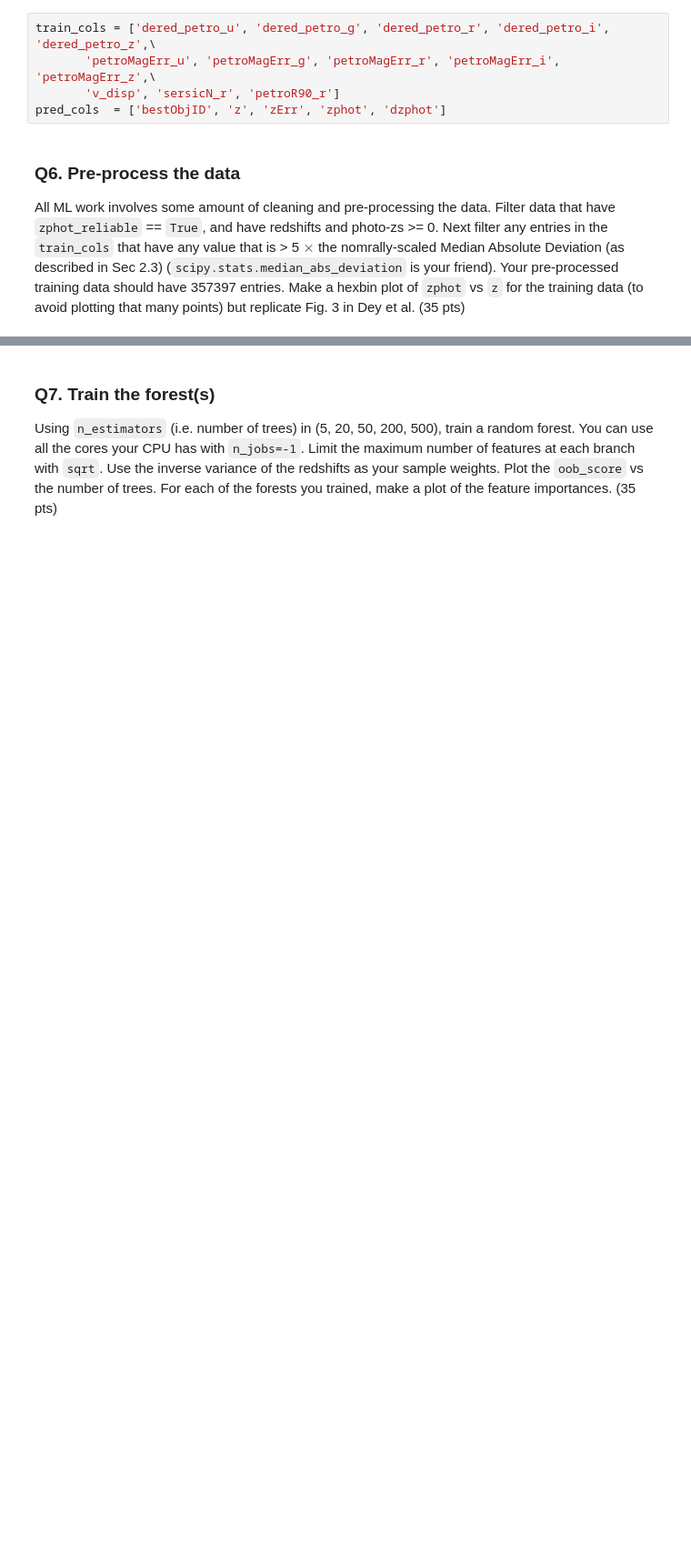
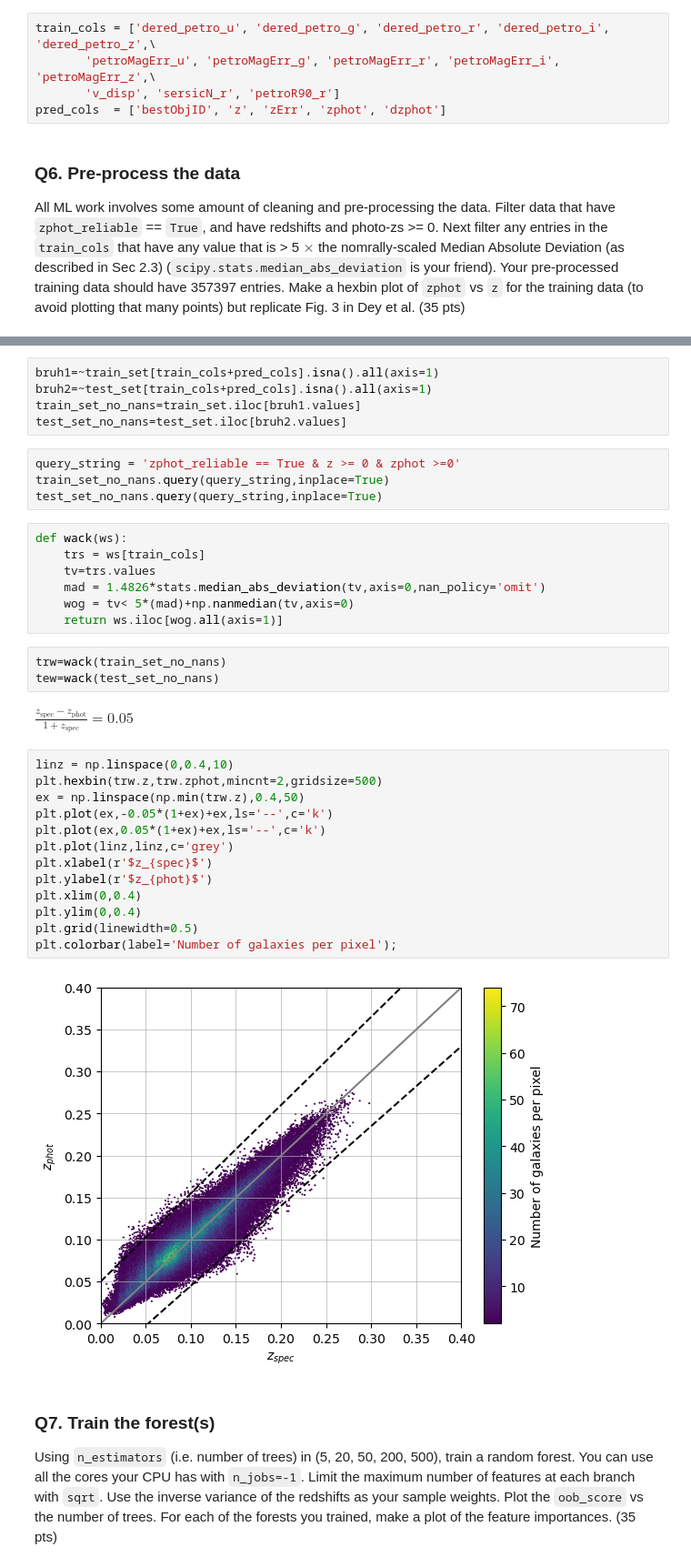
Before and after one commit to gnarayan/ast596_2023_Spring, a Jupyter notebook: homework/AidanBerres/06/HW06+7.ipynb, the cells around one changed output, grey strips where cells are left out. Shown at 91% size. Saved outputs shown, nothing was run; the diff lists cells and outputs as text; blank space fills up the shorter version.

Commit message:
figured out problem 2 possibly

```diff
--- a/homework/AidanBerres/06/HW06+7.ipynb
+++ b/homework/AidanBerres/06/HW06+7.ipynb
@@ -162,3 +176,39 @@ Make a hexbin plot of `zphot` vs `z` for the training data (to avoid plotting th
+# %%
+bruh1=~train_set[train_cols+pred_cols].isna().all(axis=1)
+bruh2=~test_set[train_cols+pred_cols].isna().all(axis=1)
+train_set_no_nans=train_set.iloc[bruh1.values]
+test_set_no_nans=test_set.iloc[bruh2.values]
+# %%
+query_string = 'zphot_reliable == True & z >= 0 & zphot >=0'
+train_set_no_nans.query(query_string,inplace=True)
+test_set_no_nans.query(query_string,inplace=True)
+# %%
+def wack(ws):
+    trs = ws[train_cols]
+    tv=trs.values
+    mad = 1.4826*stats.median_abs_deviation(tv,axis=0,nan_policy='omit')
+    wog = tv< 5*(mad)+np.nanmedian(tv,axis=0)
+    return ws.iloc[wog.all(axis=1)]
+# %%
+trw=wack(train_set_no_nans)
+tew=wack(test_set_no_nans)
+# %% [markdown]
+$\frac{z_\text{spec} - z_\text{phot}}{1+z_\text{spec}} = 0.05$
+# %%
+linz = np.linspace(0,0.4,10)
+plt.hexbin(trw.z,trw.zphot,mincnt=2,gridsize=500)
+ex = np.linspace(np.min(trw.z),0.4,50)
+plt.plot(ex,-0.05*(1+ex)+ex,ls='--',c='k')
+plt.plot(ex,0.05*(1+ex)+ex,ls='--',c='k')
+plt.plot(linz,linz,c='grey')
+plt.xlabel(r'$z_{spec}$')
+plt.ylabel(r'$z_{phot}$')
+plt.xlim(0,0.4)
+plt.ylim(0,0.4)
+plt.grid(linewidth=0.5)
+plt.colorbar(label='Number of galaxies per pixel');
+# %% [output]
+[figure, added]
 # %% [markdown]
 ### Q7. Train the forest(s)
 
```
Also changed, not shown: parts of 14 cells of this notebook.
